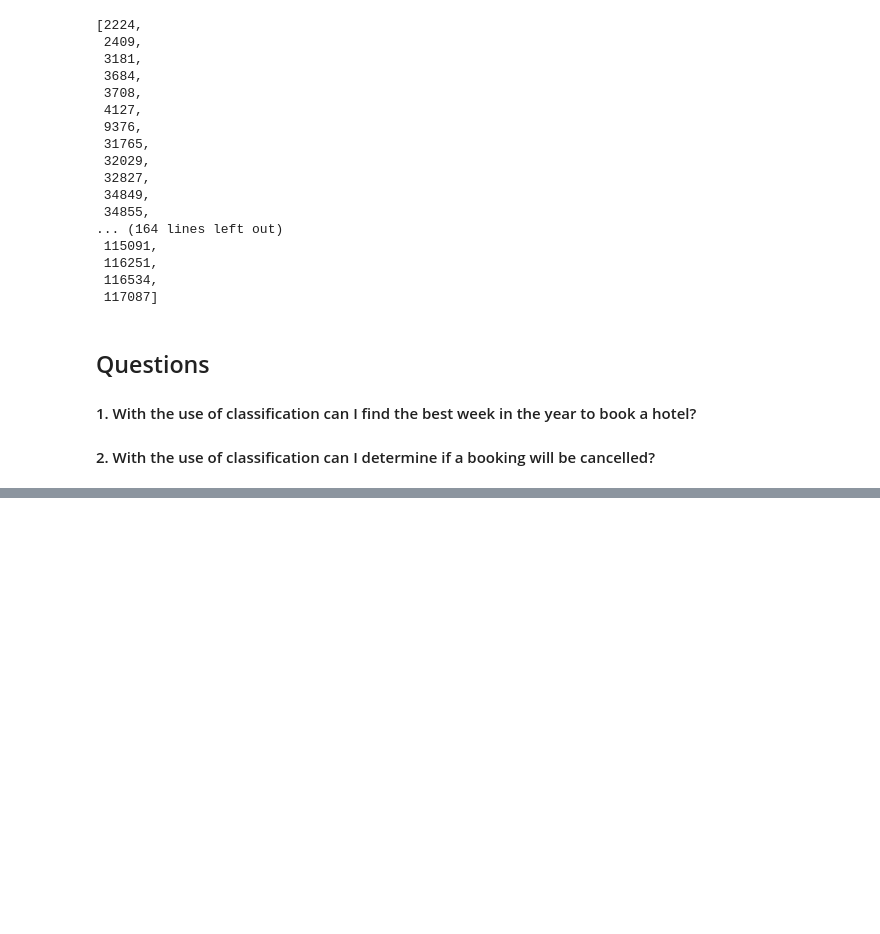
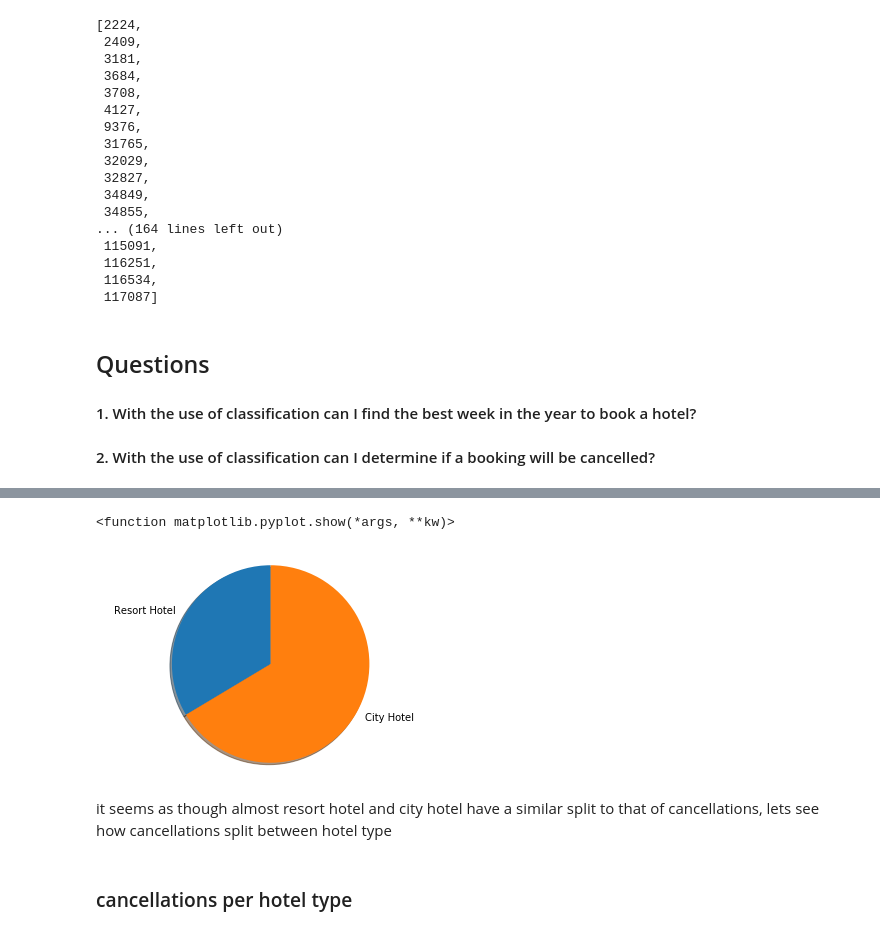
Before and after one commit to actuallypav/Hotel-Bookings-ML, a Jupyter notebook: HotelBookings.ipynb, the cells around one changed output, grey strips where cells are left out. Cells and saved outputs as stored; diff of their text form; code cells hidden in the pictures; blank space fills up the shorter version.

```diff
--- a/HotelBookings.ipynb
+++ b/HotelBookings.ipynb
@@ -87,0 +126,18 @@ city = hotelBookings.loc[(hotelBookings['hotel'] == 'City Hotel')]
+# %%
+resortAmount = len(resort)
+cityAmount = len(city)
+# %%
+labels = 'Resort Hotel', 'City Hotel'
+sizes = [resortAmount, cityAmount]
+#pie chart for different hotels
+fig1, ax1 = plt.subplots()
+ax1.pie(sizes, labels=labels, shadow=True, startangle = 90)
+ax1.axis('equal')
+plt.show
+# %% [output]
+<function matplotlib.pyplot.show(*args, **kw)>
+[figure, added]
+# %% [markdown]
+it seems as though almost resort hotel and city hotel have a similar split to that of cancellations, lets see how cancellations split between hotel type
+# %% [markdown]
+### cancellations per hotel type
```
Also changed, not shown: parts of 11 cells of this notebook, 1 other file.
